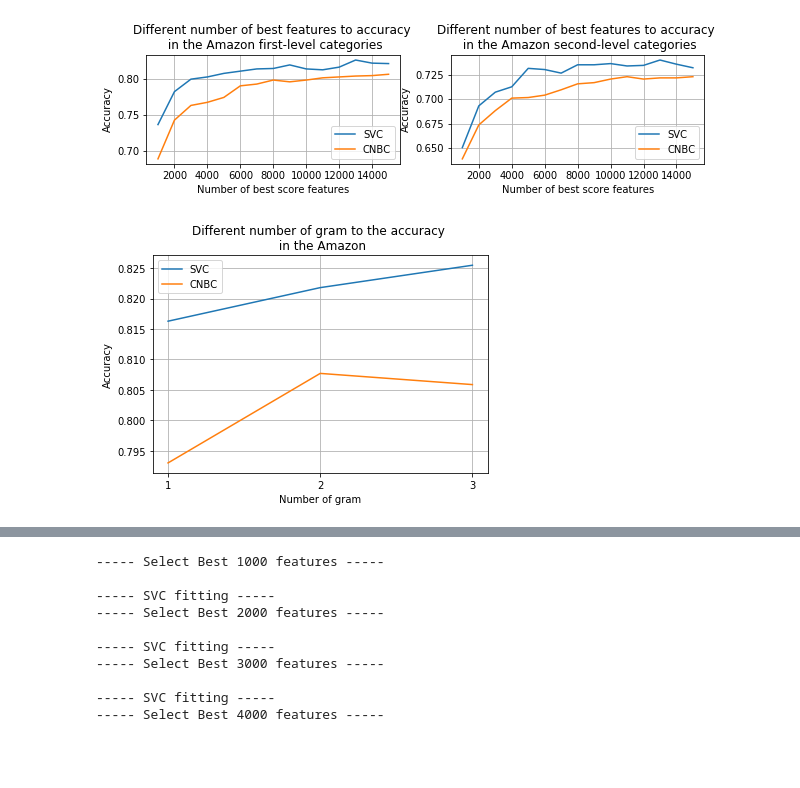
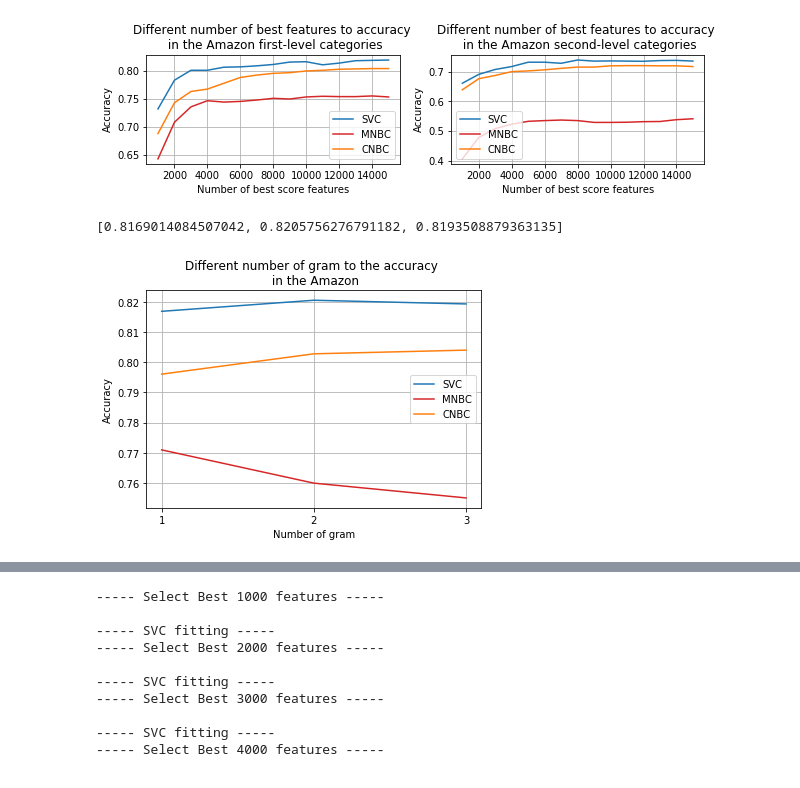
Before and after one commit to justin8953/MasterProject, a Jupyter notebook: scripts/FeatureSelectionwithNgram.ipynb, the cells around one changed output, grey strips where cells are left out. Saved outputs shown, nothing was run; the diff lists cells and outputs as text; code cells hidden in the pictures.

```diff
--- a/scripts/FeatureSelectionwithNgram.ipynb
+++ b/scripts/FeatureSelectionwithNgram.ipynb
@@ -333,0 +421,2 @@ Best Accuracy in second level:0.7232088181261482
+# %%
+numofBestCNBC,scoresCNBC = fs.CNBC()
@@ -374,7 +501,9 @@ Best Accuracy in second level:0.7403551745254133
 # %%
-plotDifferentNumFeatureInfluence(numofBestMNBC,numofBestndSVC,scoresSVC,scoresndSVC,scoresMNBC,scoresndMNBC,folder[0],2)
+plotDifferentNumFeatureInfluence(numofBestMNBC,numofBestndSVC,scoresSVC,scoresndSVC,scoresMNBC,scoresndMNBC,scoresCNBC,scoresndCNBC,folder[0],2)
 gram_2MNBC = max(scoresMNBC)
+gram_2CNBC = max(scoresCNBC)
 gram_2SVC =  max(scoresSVC)
-NBCGram.append(gram_2MNBC)
+MNBCGram.append(gram_2MNBC)
+CNBCGram.append(gram_2CNBC)
 SVCGram.append(gram_2SVC)
 # %% [output]
@@ -432,0 +562,2 @@ Best Accuracy in second level:0.7232088181261482
+# %%
+numofBestCNBC,scoresCNBC = fs.CNBC()
@@ -432,0 +582,2 @@ Best Accuracy in second level:0.7232088181261482
+# %%
+numofBestndCNBC,scoresndCNBC = fs.ndLevelCNBC()
@@ -473,13 +642,19 @@ Best Accuracy in second level:0.7403551745254133
 # %%
-plotDifferentNumFeatureInfluence(numofBestMNBC,numofBestndSVC,scoresSVC,scoresndSVC,scoresMNBC,scoresndMNBC,folder[0],3)
+plotDifferentNumFeatureInfluence(numofBestMNBC,numofBestndSVC,scoresSVC,scoresndSVC,scoresMNBC,scoresndMNBC,scoresCNBC,scoresndCNBC,folder[0],3)
 gram_3MNBC = max(scoresMNBC)
+gram_3CNBC = max(scoresCNBC)
 gram_3SVC =  max(scoresSVC)
-NBCGram.append(gram_3MNBC)
+MNBCGram.append(gram_3MNBC)
+CNBCGram.append(gram_3CNBC)
 SVCGram.append(gram_3SVC)
 # %% [output]
-[figure, old version]
+[figure, new version]
+# %%
+SVCGram
+# %% [output]
+[0.8169014084507042, 0.8205756276791182, 0.8193508879363135]
 # %%
-plotDifferentGramInfluence(Gram,NBCGram,SVCGram,folder[0])
+plotDifferentGramInfluence(Gram,MNBCGram,CNBCGram,SVCGram,folder[0])
 # %% [output]
-[figure, old version]
+[figure, new version]
 # %%
```
Also changed, not shown: parts of 83 cells of this notebook, 22 other files.
